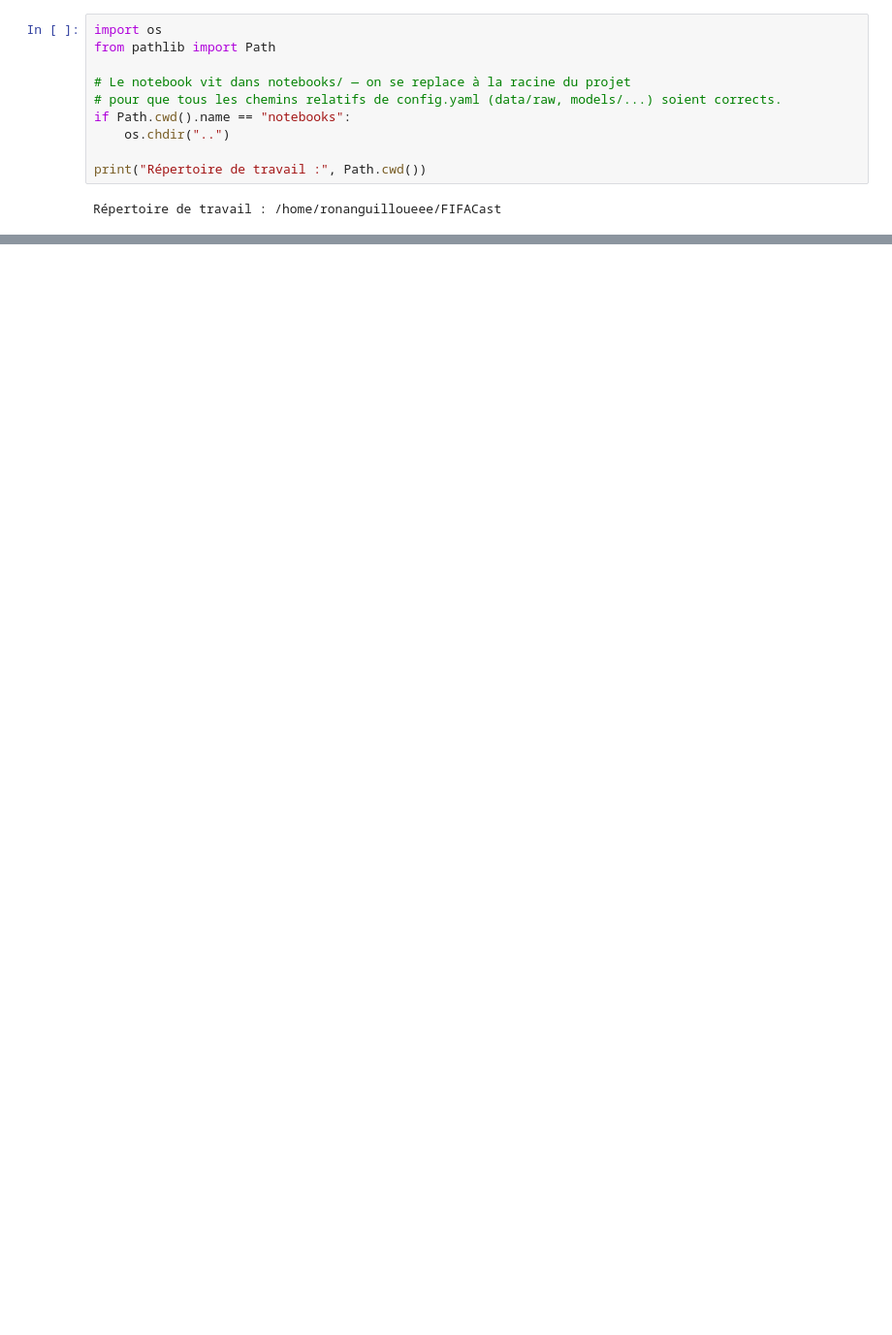
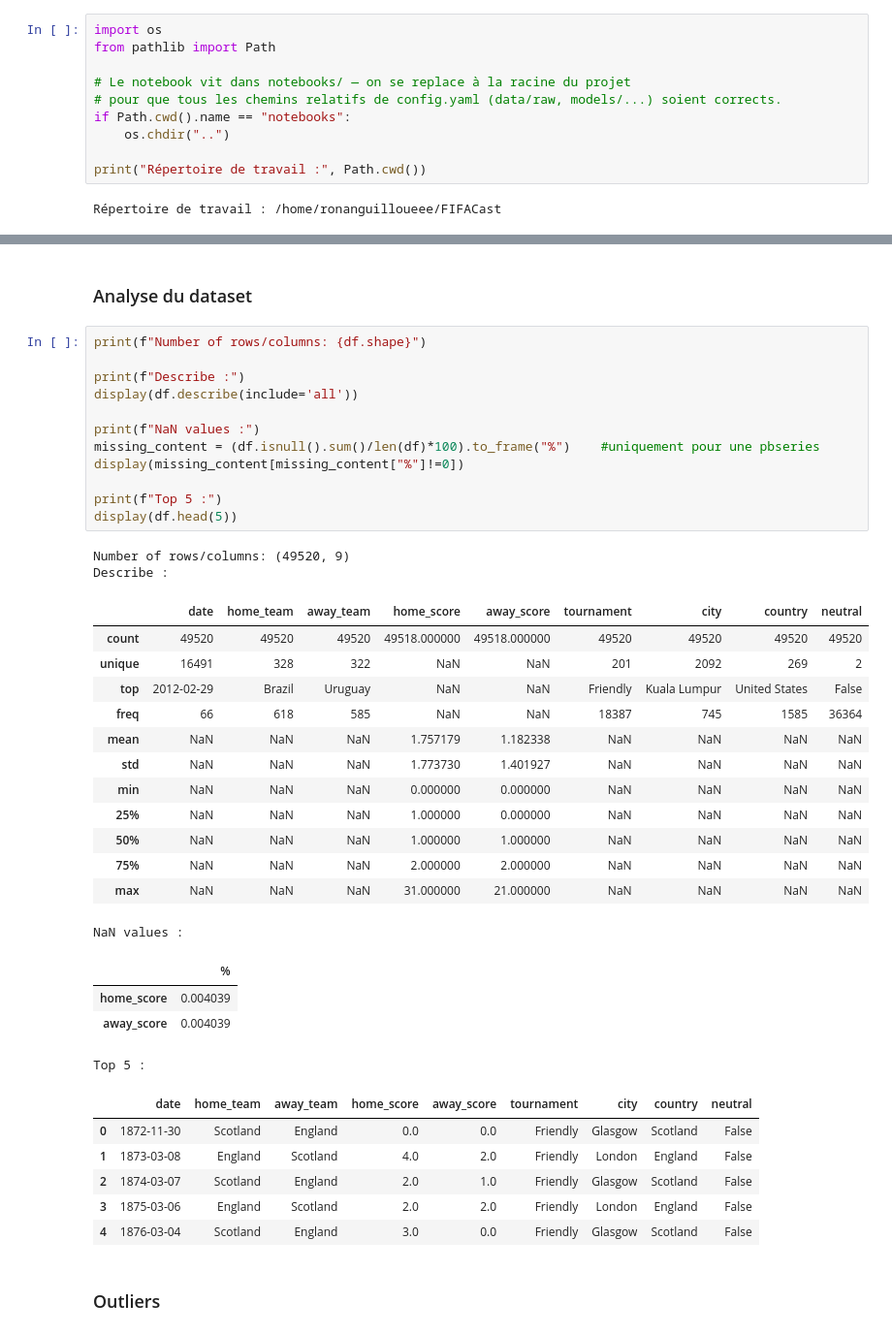
Before and after one commit to RonanGuillou-hub/FIFACast, a Jupyter notebook: notebooks/data.ipynb, the cells around one changed output, grey strips where cells are left out. Shown at 97% size. Drawn from its saved outputs; the diff is of its cells as text; blank space fills up the shorter version.

Commit message:
Feat: make dataset

```diff
--- a/notebooks/data.ipynb
+++ b/notebooks/data.ipynb
@@ -13 +28,43 @@ Répertoire de travail : /home/ronanguilloueee/FIFACast
+# %% [markdown]
+### Analyse du dataset
+# %%
+print(f"Number of rows/columns: {df.shape}")
+
+print(f"Describe :")
+display(df.describe(include='all'))
+
+print(f"NaN values :")
+missing_content = (df.isnull().sum()/len(df)*100).to_frame("%")    #uniquement pour une pbseries
+display(missing_content[missing_content["%"]!=0])
+
+print(f"Top 5 :")
+display(df.head(5))
+# %% [output]
+Number of rows/columns: (49520, 9)
+Describe :
+|  | date | home_team | away_team | home_score | away_score | tournament | city | country | neutral |
+| count | 49520 | 49520 | 49520 | 49518.000000 | 49518.000000 | 49520 | 49520 | 49520 | 49520 |
+| unique | 16491 | 328 | 322 | NaN | NaN | 201 | 2092 | 269 | 2 |
+| top | 2012-02-29 | Brazil | Uruguay | NaN | NaN | Friendly | Kuala Lumpur | United States | False |
+| freq | 66 | 618 | 585 | NaN | NaN | 18387 | 745 | 1585 | 36364 |
+| mean | NaN | NaN | NaN | 1.757179 | 1.182338 | NaN | NaN | NaN | NaN |
+| std | NaN | NaN | NaN | 1.773730 | 1.401927 | NaN | NaN | NaN | NaN |
+| min | NaN | NaN | NaN | 0.000000 | 0.000000 | NaN | NaN | NaN | NaN |
+| 25% | NaN | NaN | NaN | 1.000000 | 0.000000 | NaN | NaN | NaN | NaN |
+| 50% | NaN | NaN | NaN | 1.000000 | 1.000000 | NaN | NaN | NaN | NaN |
+| 75% | NaN | NaN | NaN | 2.000000 | 2.000000 | NaN | NaN | NaN | NaN |
+| max | NaN | NaN | NaN | 31.000000 | 21.000000 | NaN | NaN | NaN | NaN |
+NaN values :
+|  | % |
+| home_score | 0.004039 |
+| away_score | 0.004039 |
+Top 5 :
+|  | date | home_team | away_team | home_score | away_score | tournament | city | country | neutral |
+| 0 | 1872-11-30 | Scotland | England | 0.0 | 0.0 | Friendly | Glasgow | Scotland | False |
+| 1 | 1873-03-08 | England | Scotland | 4.0 | 2.0 | Friendly | London | England | False |
+| 2 | 1874-03-07 | Scotland | England | 2.0 | 1.0 | Friendly | Glasgow | Scotland | False |
+| 3 | 1875-03-06 | England | Scotland | 2.0 | 2.0 | Friendly | London | England | False |
+| 4 | 1876-03-04 | Scotland | England | 3.0 | 0.0 | Friendly | Glasgow | Scotland | False |
+# %% [markdown]
+### Outliers
 # %%
```
Also changed, not shown: parts of 7 cells of this notebook, 6 other files.
